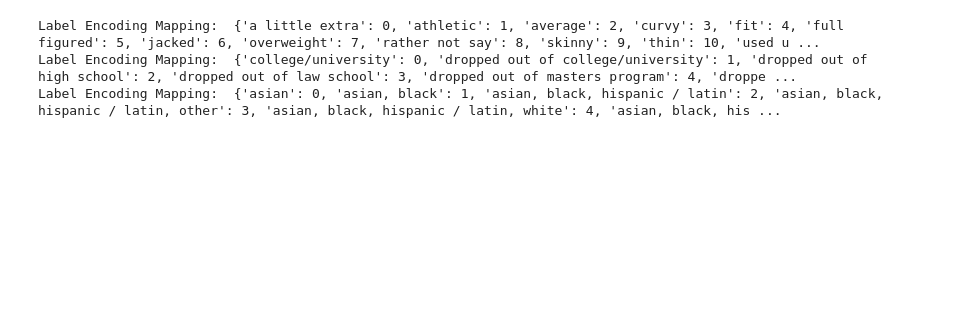
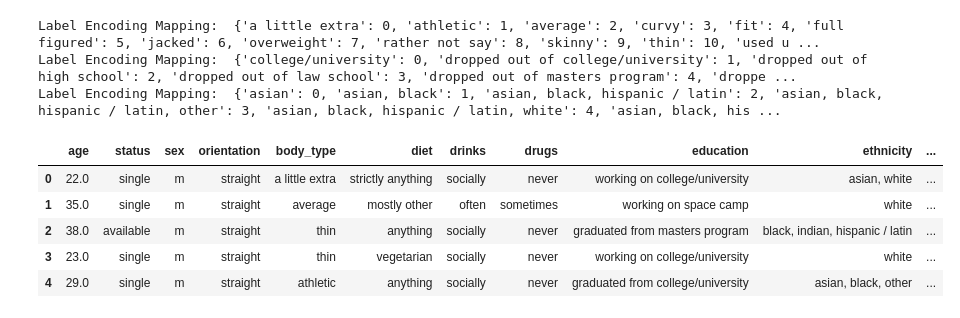
Before and after one commit to buthontingtimothy/Capstone, a Jupyter notebook: Data Cleanse.ipynb, the cells around one changed output. Saved outputs shown, nothing was run; the diff lists cells and outputs as text; code cells hidden in the pictures; blank space fills up the shorter version.

```diff
--- a/Data Cleanse.ipynb
+++ b/Data Cleanse.ipynb
@@ -92,12 +81,12 @@ def fill_missing_values(df):
     df['offspring'] = df['offspring'].fillna("no kids and neutral to kids")
     df['pets'] = df['pets'].fillna("no pets and neutral to pets")
     df['religion'] = df['religion'].fillna("irreligion")
-    df['sign'] = df['sign'].fillna("unknown zodiac sign")
+    df['sign'] = df['sign'].str.replace("&rsquo;", "'").fillna("unknown zodiac sign")
     df['smokes'] = df['smokes'].fillna("no")
     df['speaks'] = df['speaks'].fillna("english")
-    df['essay_all'] = df.loc[:,"essay0":"essay9"].apply(lambda x: ','.join(x.astype(str)),axis=1)
+    df['essay_all'] = df.loc[:,"essay0":"essay9"].fillna("").apply(lambda x: ','.join(x.astype(str)),axis=1).str.strip(",")
     return df.drop(columns=['essay0', 'essay1', 'essay2', 'essay3', 'essay4', 'essay5', 'essay6',
-       'essay7', 'essay8', 'essay9'])
+       'essay7', 'essay8', 'essay9', 'last_online'])
 # %%
 # Function to extract only valid URLs from text
 def extract_urls(text):
@@ -176,7 +164,7 @@ def data_cleaning(df, col_fillna):
     df = fill_missing_values(df)
     df = remove_url_col(df)
     df = fill_missing_values_knn_multi_col(df, col_fillna)
-    return df
+    return df.drop(columns=['income','url'])
 # %%
 col_fillna = {'body_type': [['sex', 'drinks', 'diet','drugs'], ['age', 'height']],
               'education': [['job', 'location'], ['age', 'income']],
@@ -187,5 +175,14 @@ result = data_cleaning(df, col_fillna)
 Label Encoding Mapping:  {'a little extra': 0, 'athletic': 1, 'average': 2, 'curvy': 3, 'fit': 4, 'full figured': 5, 'jacked': 6, 'overweight': 7, 'rather not say': 8, 'skinny': 9, 'thin': 10, 'used u ...
 Label Encoding Mapping:  {'college/university': 0, 'dropped out of college/university': 1, 'dropped out of high school': 2, 'dropped out of law school': 3, 'dropped out of masters program': 4, 'droppe ...
 Label Encoding Mapping:  {'asian': 0, 'asian, black': 1, 'asian, black, hispanic / latin': 2, 'asian, black, hispanic / latin, other': 3, 'asian, black, hispanic / latin, white': 4, 'asian, black, his ...
+# %%
+result.head()
+# %% [output]
+|  | age | status | sex | orientation | body_type | diet | drinks | drugs | education | ethnicity | ... |
+| 0 | 22.0 | single | m | straight | a little extra | strictly anything | socially | never | working on college/university | asian, white | ... |
+| 1 | 35.0 | single | m | straight | average | mostly other | often | sometimes | working on space camp | white | ... |
+| 2 | 38.0 | available | m | straight | thin | anything | socially | never | graduated from masters program | black, indian, hispanic / latin | ... |
+| 3 | 23.0 | single | m | straight | thin | vegetarian | socially | never | working on college/university | white | ... |
+| 4 | 29.0 | single | m | straight | athletic | anything | socially | never | graduated from college/university | asian, black, other | ... |
 # %%
 result.to_csv("okcupid_profiles_cleaned.csv", index=False)
```
Also changed, not shown: parts of 3 cells of this notebook.
